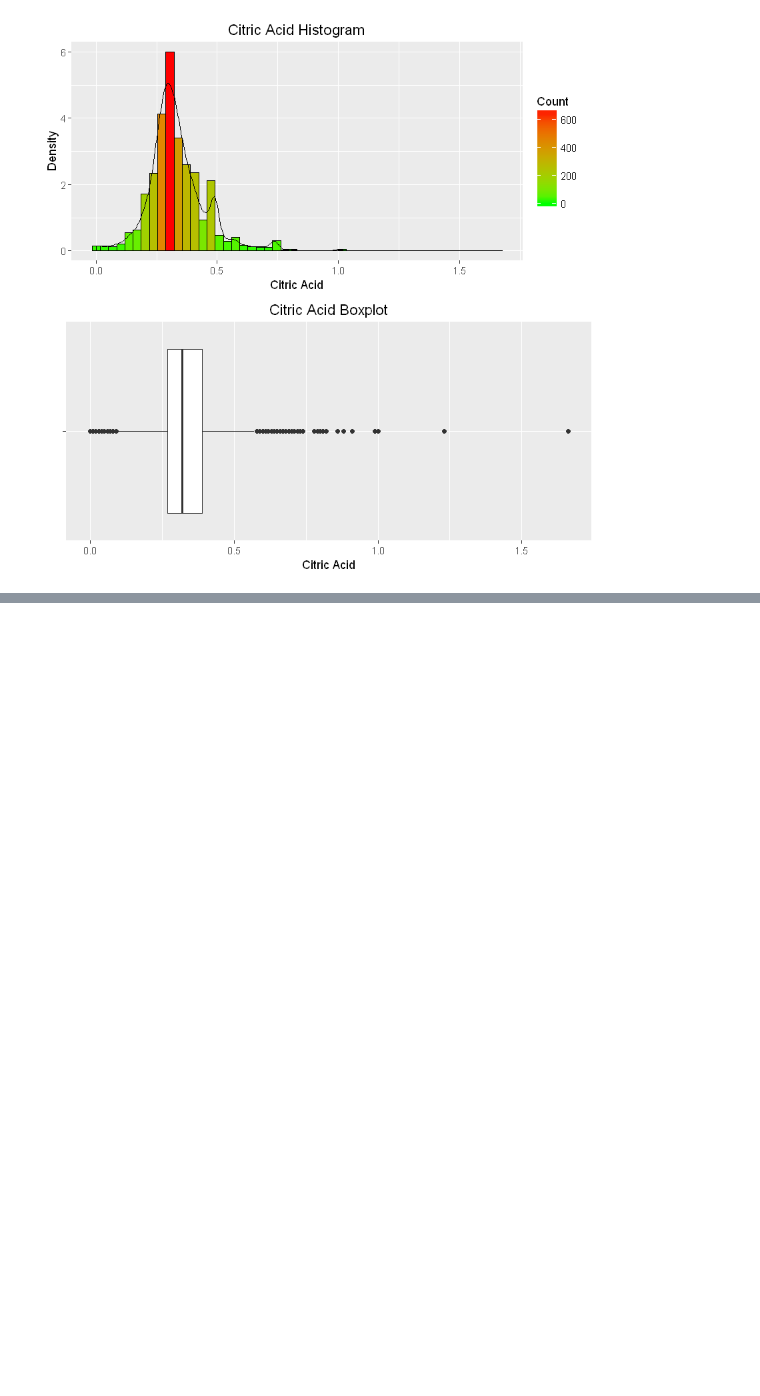
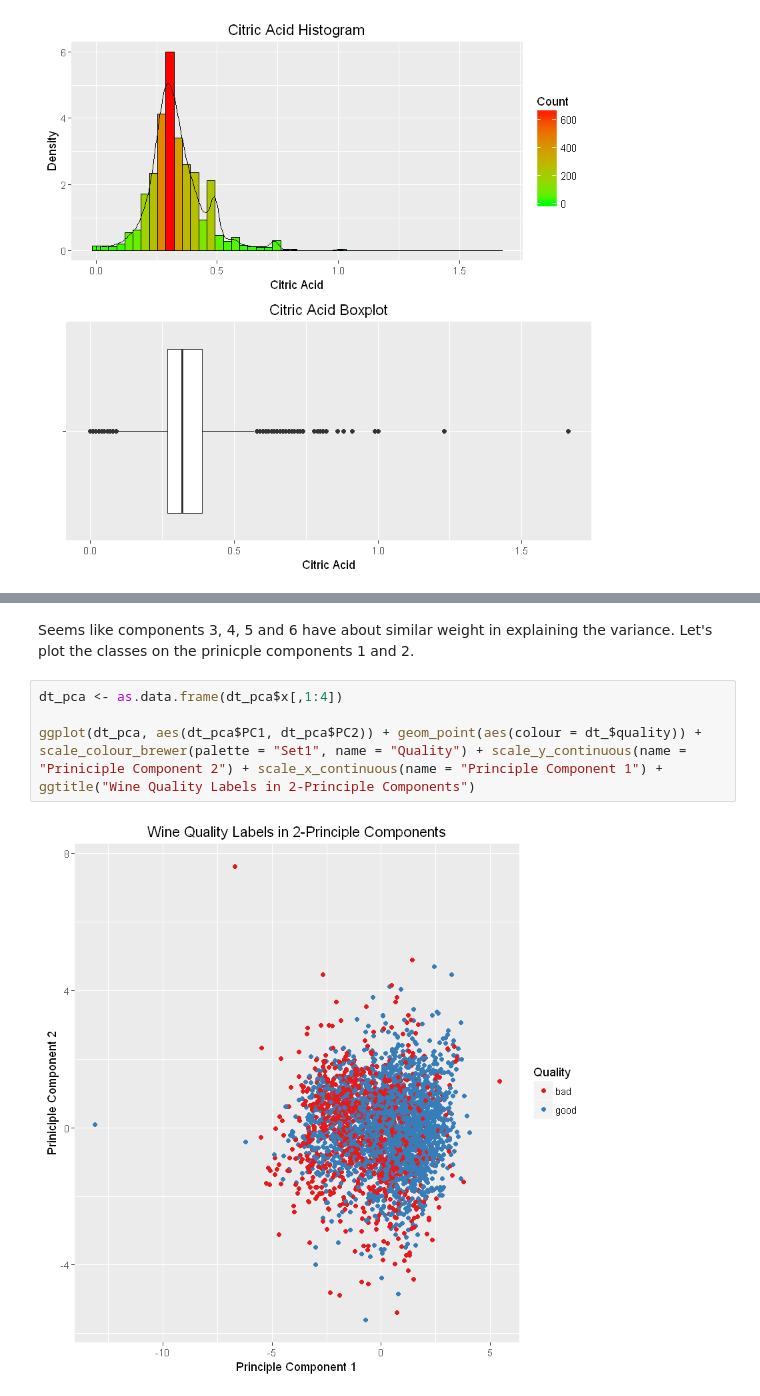
Before and after one commit to codeBehindMe/ADLA2, a Jupyter notebook: TILLEKERATNE_27345483_ASS_2.ipynb, the cells around one changed output, grey strips where cells are left out. Drawn from its saved outputs; the diff is of its cells as text; blank space fills up the shorter version.

```diff
--- a/TILLEKERATNE_27345483_ASS_2.ipynb
+++ b/TILLEKERATNE_27345483_ASS_2.ipynb
@@ -228,0 +309,8 @@ summary(dt_$citric.acid)
+# %% [markdown]
+Seems like components 3, 4, 5 and 6 have about similar weight in explaining the variance. Let's plot the classes on the prinicple components 1 and 2.
+# %%
+dt_pca <- as.data.frame(dt_pca$x[,1:4])
+
+ggplot(dt_pca, aes(dt_pca$PC1, dt_pca$PC2)) + geom_point(aes(colour = dt_$quality)) + scale_colour_brewer(palette = "Set1", name = "Quality") + scale_y_continuous(name = "Priniciple Component 2") + scale_x_continuous(name = "Principle Component 1") + ggtitle("Wine Quality Labels in 2-Principle Components")
+# %% [output]
+[figure, added]
```
Also changed, not shown: parts of 25 cells of this notebook.
